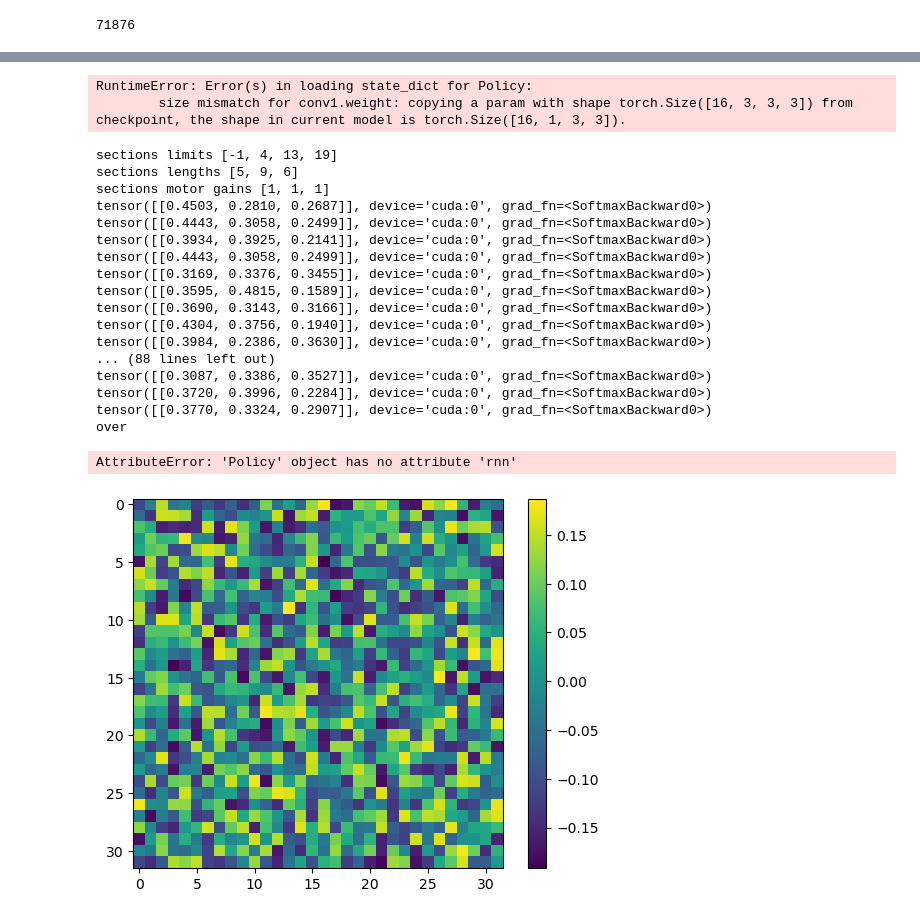
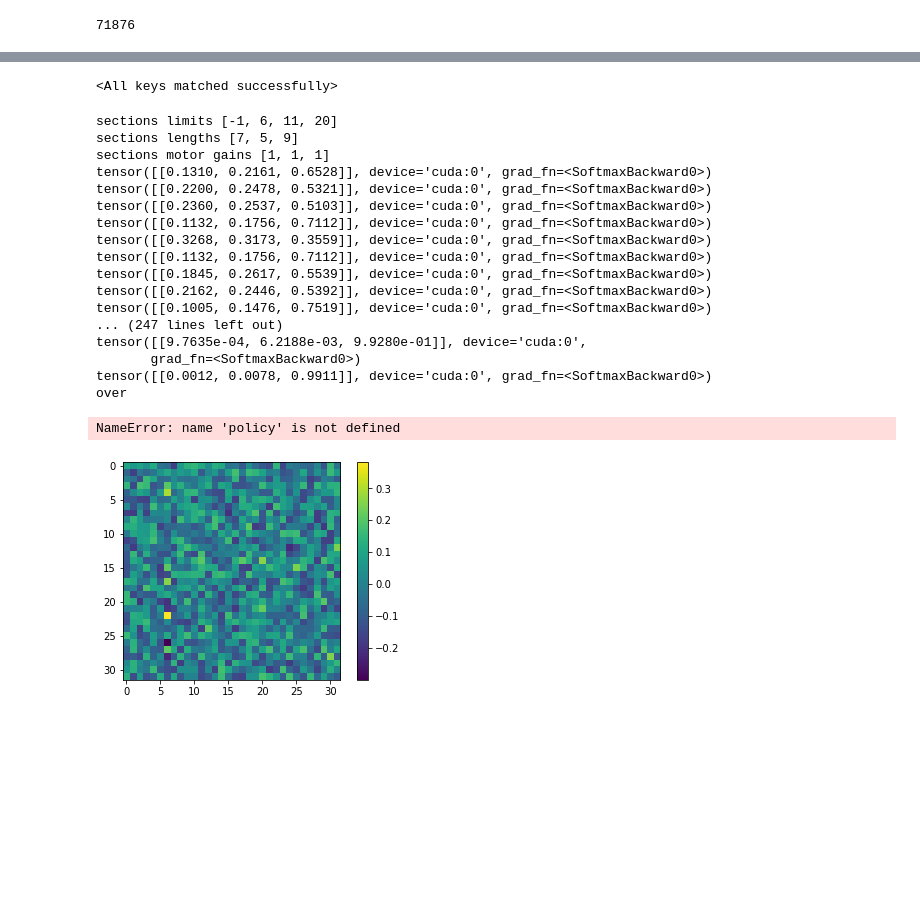
Before and after one commit to FelixHub/serotonin_model, a Jupyter notebook: src/miniworld/old/main.ipynb, the cells around one changed output, grey strips where cells are left out. Drawn from its saved outputs; the diff is of its cells as text; code cells hidden in the pictures; blank space fills up the shorter version.

Commit message:
working mdrnn for miniworld environment

```diff
--- a/src/miniworld/old/main.ipynb
+++ b/src/miniworld/old/main.ipynb
@@ -193,11 +193,18 @@ torch.save(policy.state_dict(), 'miniworld_task.pt')
 # %%
-# policy = Policy().to(device)
-# policy.load_state_dict(torch.load('miniworld_001.pt'))
+policy = Policy().to(device)
+policy.load_state_dict(torch.load('../saved_models/miniworld_task.pt'))
 # %% [output]
-RuntimeError: Error(s) in loading state_dict for Policy:
-        size mismatch for conv1.weight: copying a param with shape torch.Size([16, 3, 3, 3]) from checkpoint, the shape in current model is torch.Size([16, 1, 3, 3]).
+<All keys matched successfully>
 # %%
-env = gym.make('MiniWorld-TaskHallway-v0', view="agent", render_mode="human",**train_args)
+test_args = dict(
+    nb_sections=3,
+    proba_change_motor_gain=0,
+    min_section_length=5,
+    max_section_length=10,
+    training=False,
+    max_episode_steps=250,
+)
+env = gym.make('MiniWorld-TaskHallway-v0', view="agent", render_mode="human",**test_args)
 # env = gym.make('MiniWorld-Hallway-v0', length = 15, view="agent", render_mode="human")
 env = PyTorchObsWrapper(env)
 
@@ -213,13 +220,12 @@ class CodeTimer:
         self.took = (timeit.default_timer() - self.start) * 1000.0
         print('Code block' + self.name + ' took: ' + str(self.took) + ' ms')
 
-
 observation, info = env.reset()
 
 # Create the display window
 env.render()
 
-for _ in range(100):
+for _ in range(test_args['max_episode_steps']):
     action,probs = select_action(observation) # agent policy that uses the observation and info
     print(probs)
     observation, reward, terminated, truncated, info = env.step(action)
@@ -229,34 +235,35 @@ for _ in range(100):
         observation, info = env.reset()
 env.close()
 # %% [output]
-sections limits [-1, 4, 13, 19]
-sections lengths [5, 9, 6]
+sections limits [-1, 6, 11, 20]
+sections lengths [7, 5, 9]
 sections motor gains [1, 1, 1]
-tensor([[0.4503, 0.2810, 0.2687]], device='cuda:0', grad_fn=<SoftmaxBackward0>)
-tensor([[0.4443, 0.3058, 0.2499]], device='cuda:0', grad_fn=<SoftmaxBackward0>)
-tensor([[0.3934, 0.3925, 0.2141]], device='cuda:0', grad_fn=<SoftmaxBackward0>)
-tensor([[0.4443, 0.3058, 0.2499]], device='cuda:0', grad_fn=<SoftmaxBackward0>)
-tensor([[0.3169, 0.3376, 0.3455]], device='cuda:0', grad_fn=<SoftmaxBackward0>)
-tensor([[0.3595, 0.4815, 0.1589]], device='cuda:0', grad_fn=<SoftmaxBackward0>)
-tensor([[0.3690, 0.3143, 0.3166]], device='cuda:0', grad_fn=<SoftmaxBackward0>)
-tensor([[0.4304, 0.3756, 0.1940]], device='cuda:0', grad_fn=<SoftmaxBackward0>)
-tensor([[0.3984, 0.2386, 0.3630]], device='cuda:0', grad_fn=<SoftmaxBackward0>)
-... (88 lines left out)
-tensor([[0.3087, 0.3386, 0.3527]], device='cuda:0', grad_fn=<SoftmaxBackward0>)
-tensor([[0.3720, 0.3996, 0.2284]], device='cuda:0', grad_fn=<SoftmaxBackward0>)
-tensor([[0.3770, 0.3324, 0.2907]], device='cuda:0', grad_fn=<SoftmaxBackward0>)
+tensor([[0.1310, 0.2161, 0.6528]], device='cuda:0', grad_fn=<SoftmaxBackward0>)
+tensor([[0.2200, 0.2478, 0.5321]], device='cuda:0', grad_fn=<SoftmaxBackward0>)
+tensor([[0.2360, 0.2537, 0.5103]], device='cuda:0', grad_fn=<SoftmaxBackward0>)
+tensor([[0.1132, 0.1756, 0.7112]], device='cuda:0', grad_fn=<SoftmaxBackward0>)
+tensor([[0.3268, 0.3173, 0.3559]], device='cuda:0', grad_fn=<SoftmaxBackward0>)
+tensor([[0.1132, 0.1756, 0.7112]], device='cuda:0', grad_fn=<SoftmaxBackward0>)
+tensor([[0.1845, 0.2617, 0.5539]], device='cuda:0', grad_fn=<SoftmaxBackward0>)
+tensor([[0.2162, 0.2446, 0.5392]], device='cuda:0', grad_fn=<SoftmaxBackward0>)
+tensor([[0.1005, 0.1476, 0.7519]], device='cuda:0', grad_fn=<SoftmaxBackward0>)
+... (247 lines left out)
+tensor([[9.7635e-04, 6.2188e-03, 9.9280e-01]], device='cuda:0',
+       grad_fn=<SoftmaxBackward0>)
+tensor([[0.0012, 0.0078, 0.9911]], device='cuda:0', grad_fn=<SoftmaxBackward0>)
 over
 # %%
 import matplotlib.pyplot as plt
-plt.imshow(policy.rnn.all_weights[0][0].cpu().detach().numpy())
+policy.value_head[0].weight
+plt.imshow(policy.value_head[0].weight.cpu().detach().numpy())
 plt.colorbar()
 plt.show()
 # %% [output]
-AttributeError: 'Policy' object has no attribute 'rnn'
+NameError: name 'policy' is not defined
 # %%
-policy.value_head[0].weight
+policy.action_head[0].weight
 plt.imshow(policy.action_head[0].weight.cpu().detach().numpy())
 plt.colorbar()
 plt.show()
 # %% [output]
-[figure, old version]
+[figure, new version]
```
Also changed, not shown: parts of 5 cells of this notebook, 6 other files.
